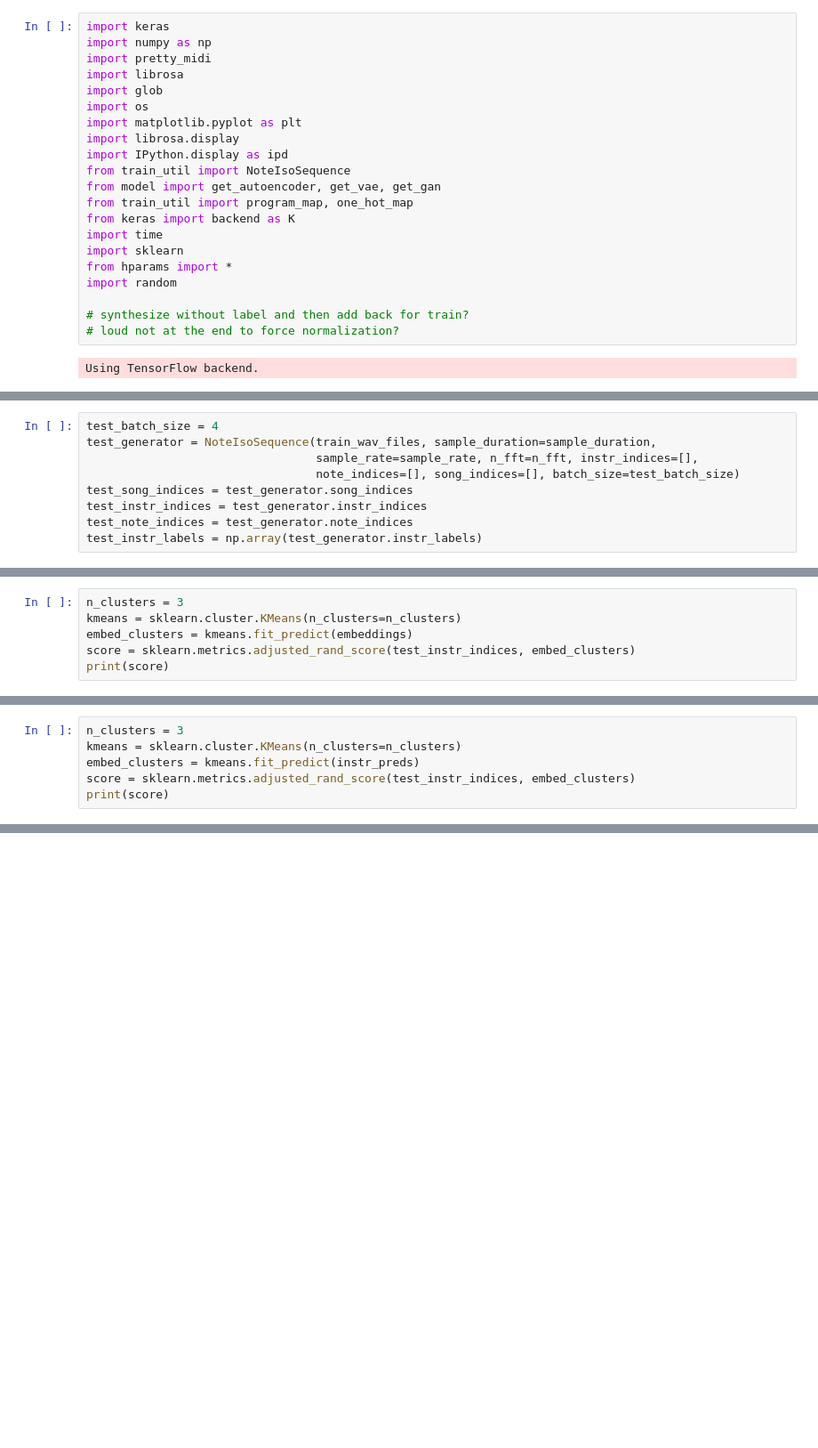
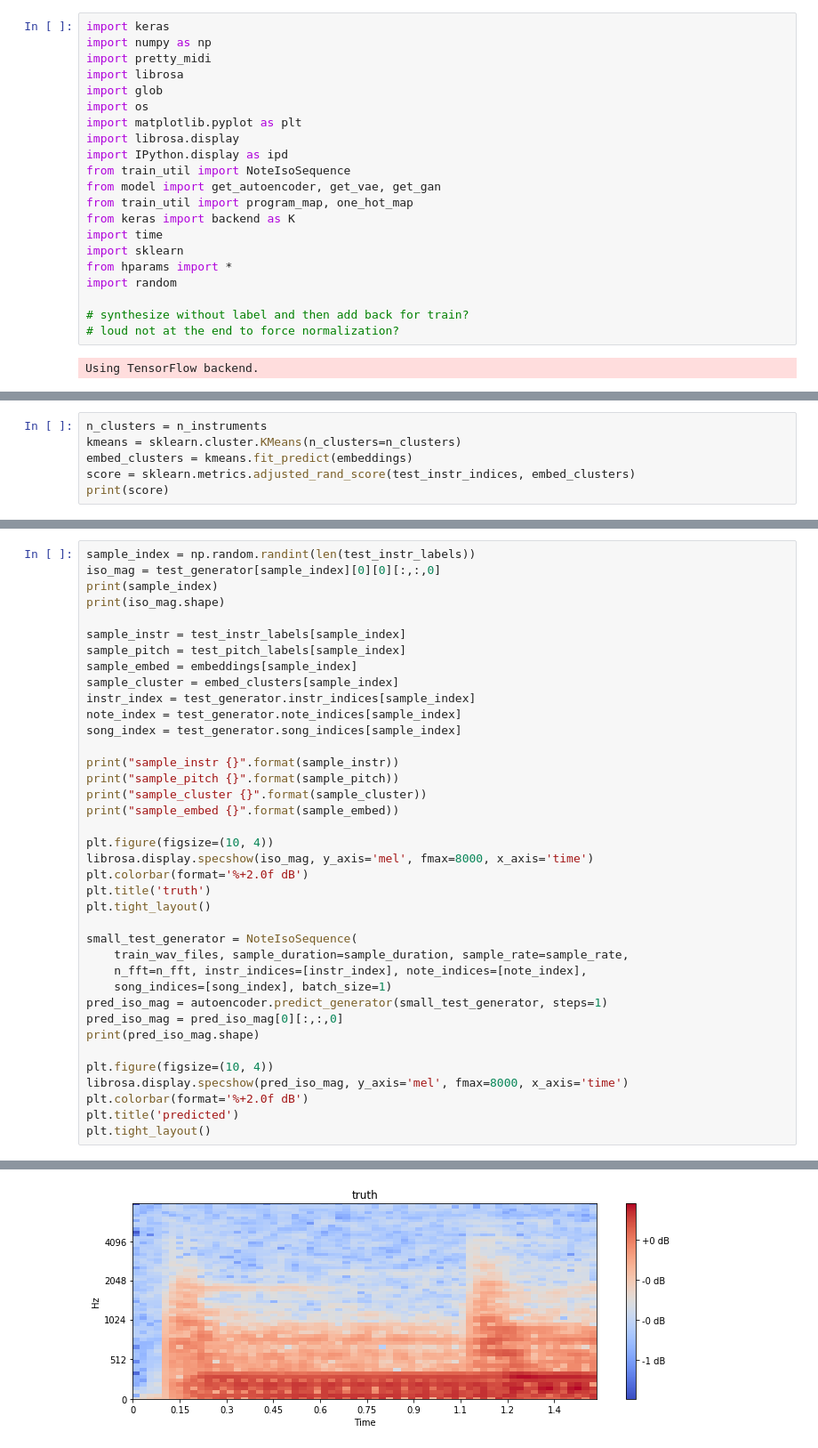
Before and after one commit to faraazn/music-transcription, a Jupyter notebook: amt/models/note_iso/cluster.ipynb, the cells around one changed output, grey strips where cells are left out. Shown at 89% size. Saved outputs shown, nothing was run; the diff lists cells and outputs as text; blank space fills up the shorter version.

Commit message:
basic autoencoder working

```diff
--- a/amt/models/note_iso/cluster.ipynb
+++ b/amt/models/note_iso/cluster.ipynb
@@ -142,9 +95,0 @@ for i in range(test_batch_size):
-# %%
-test_batch_size = 4
-test_generator = NoteIsoSequence(train_wav_files, sample_duration=sample_duration,
-                                 sample_rate=sample_rate, n_fft=n_fft, instr_indices=[],
-                                 note_indices=[], song_indices=[], batch_size=test_batch_size)
-test_song_indices = test_generator.song_indices
-test_instr_indices = test_generator.instr_indices
-test_note_indices = test_generator.note_indices
-test_instr_labels = np.array(test_generator.instr_labels)
@@ -171,5 +96,5 @@ predicting embeddings...
 # %%
-n_clusters = 3
+n_clusters = n_instruments
 kmeans = sklearn.cluster.KMeans(n_clusters=n_clusters)
 embed_clusters = kmeans.fit_predict(embeddings)
 score = sklearn.metrics.adjusted_rand_score(test_instr_indices, embed_clusters)
@@ -179,6 +103,0 @@ print(score)
-# %%
-n_clusters = 3
-kmeans = sklearn.cluster.KMeans(n_clusters=n_clusters)
-embed_clusters = kmeans.fit_predict(instr_preds)
-score = sklearn.metrics.adjusted_rand_score(test_instr_indices, embed_clusters)
-print(score)
@@ -218,0 +176,39 @@ for i in range(128):
+# %%
+sample_index = np.random.randint(len(test_instr_labels))
+iso_mag = test_generator[sample_index][0][0][:,:,0]
+print(sample_index)
+print(iso_mag.shape)
+
+sample_instr = test_instr_labels[sample_index]
+sample_pitch = test_pitch_labels[sample_index]
+sample_embed = embeddings[sample_index]
+sample_cluster = embed_clusters[sample_index]
+instr_index = test_generator.instr_indices[sample_index]
+note_index = test_generator.note_indices[sample_index]
+song_index = test_generator.song_indices[sample_index]
+
+print("sample_instr {}".format(sample_instr))
+print("sample_pitch {}".format(sample_pitch))
+print("sample_cluster {}".format(sample_cluster))
+print("sample_embed {}".format(sample_embed))
+
+plt.figure(figsize=(10, 4))
+librosa.display.specshow(iso_mag, y_axis='mel', fmax=8000, x_axis='time')
+plt.colorbar(format='%+2.0f dB')
+plt.title('truth')
+plt.tight_layout()
+
+small_test_generator = NoteIsoSequence(
+    train_wav_files, sample_duration=sample_duration, sample_rate=sample_rate,
+    n_fft=n_fft, instr_indices=[instr_index], note_indices=[note_index],
+    song_indices=[song_index], batch_size=1)
+pred_iso_mag = autoencoder.predict_generator(small_test_generator, steps=1)
+pred_iso_mag = pred_iso_mag[0][:,:,0]
+print(pred_iso_mag.shape)
+
+plt.figure(figsize=(10, 4))
+librosa.display.specshow(pred_iso_mag, y_axis='mel', fmax=8000, x_axis='time')
+plt.colorbar(format='%+2.0f dB')
+plt.title('predicted')
+plt.tight_layout()
+# %% [output]
@@ -218,0 +222 @@ for i in range(128):
+[figure, added]
```
Also changed, not shown: parts of 20 cells of this notebook, 5 other files.
